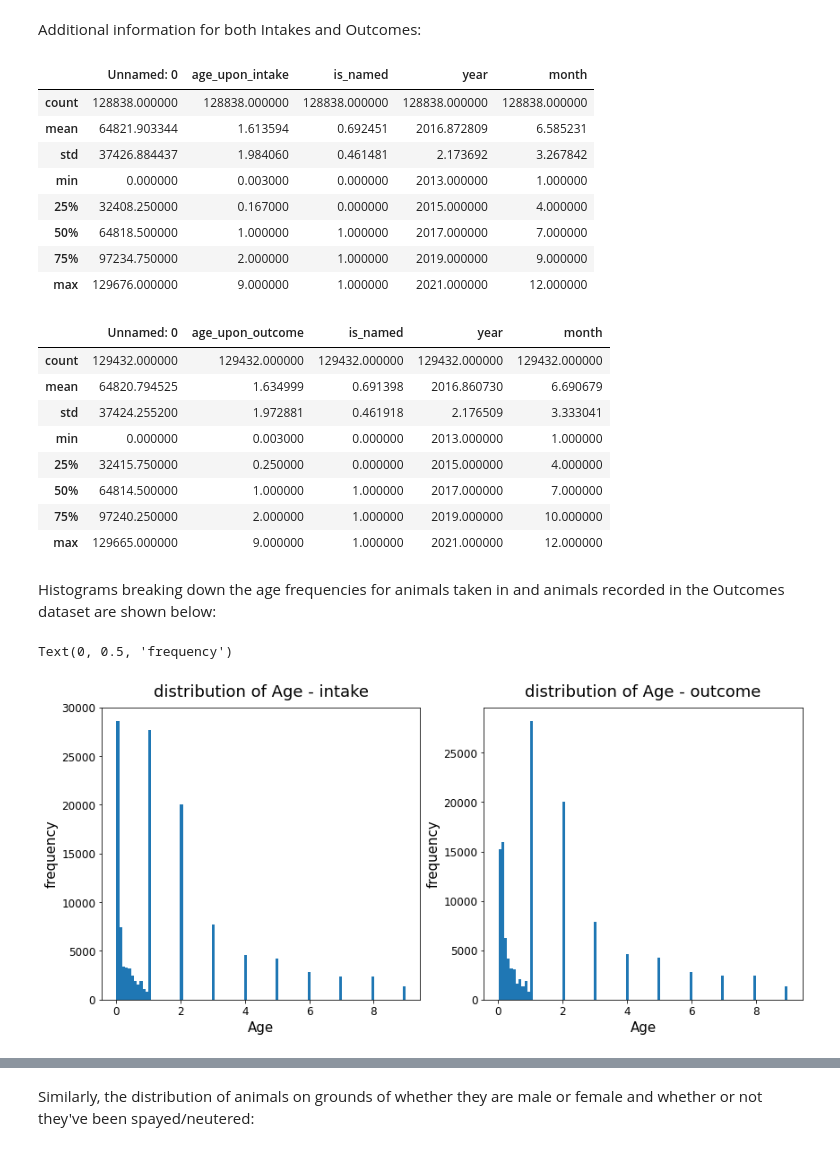
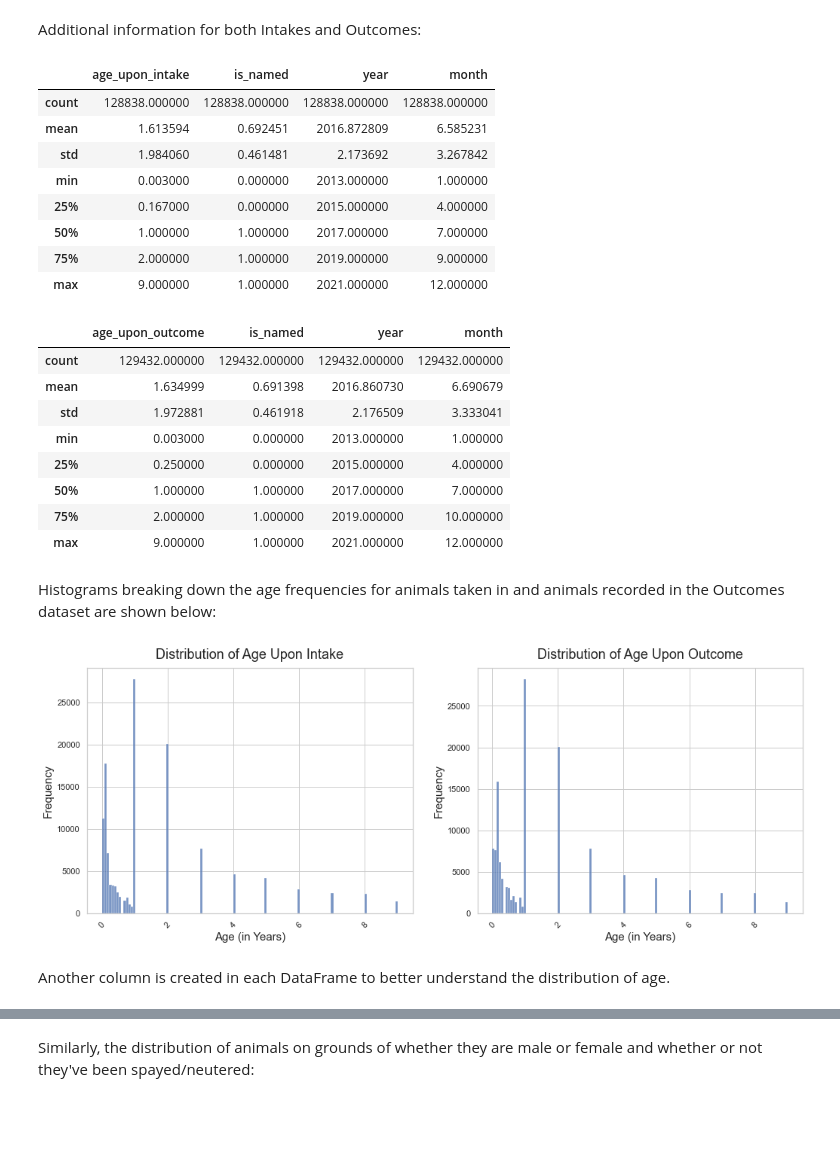
Before and after one commit to bpberry0324/animal_shelter_outcomes, a Jupyter notebook: appendices/appendix_01_preprocessing/02_initial_eda.ipynb, the cells around one changed output, grey strips where cells are left out. Cells and saved outputs as stored; diff of their text form; code cells hidden in the pictures; blank space fills up the shorter version.

```diff
--- a/appendices/appendix_01_preprocessing/02_initial_eda.ipynb
+++ b/appendices/appendix_01_preprocessing/02_initial_eda.ipynb
@@ -11,6 +12,9 @@ import matplotlib.pyplot as plt
 # %%
 outcomes = pd.read_csv('../../datasets/outcomes_initial.csv')
 intakes = pd.read_csv('../../datasets/intakes_initial.csv')
+# %%
+outcomes.drop(columns='Unnamed: 0', inplace=True)
+intakes.drop(columns='Unnamed: 0', inplace=True)
 # %% [markdown]
 Checking read-ins:
 # %%
@@ -78,44 +82,52 @@ Additional information for both Intakes and Outcomes:
 # %%
 intakes.describe()
 # %% [output]
-|  | Unnamed: 0 | age_upon_intake | is_named | year | month |
-| count | 128838.000000 | 128838.000000 | 128838.000000 | 128838.000000 | 128838.000000 |
-| mean | 64821.903344 | 1.613594 | 0.692451 | 2016.872809 | 6.585231 |
-| std | 37426.884437 | 1.984060 | 0.461481 | 2.173692 | 3.267842 |
-| min | 0.000000 | 0.003000 | 0.000000 | 2013.000000 | 1.000000 |
-| 25% | 32408.250000 | 0.167000 | 0.000000 | 2015.000000 | 4.000000 |
-| 50% | 64818.500000 | 1.000000 | 1.000000 | 2017.000000 | 7.000000 |
-| 75% | 97234.750000 | 2.000000 | 1.000000 | 2019.000000 | 9.000000 |
-| max | 129676.000000 | 9.000000 | 1.000000 | 2021.000000 | 12.000000 |
+|  | age_upon_intake | is_named | year | month |
+| count | 128838.000000 | 128838.000000 | 128838.000000 | 128838.000000 |
+| mean | 1.613594 | 0.692451 | 2016.872809 | 6.585231 |
+| std | 1.984060 | 0.461481 | 2.173692 | 3.267842 |
+| min | 0.003000 | 0.000000 | 2013.000000 | 1.000000 |
+| 25% | 0.167000 | 0.000000 | 2015.000000 | 4.000000 |
+| 50% | 1.000000 | 1.000000 | 2017.000000 | 7.000000 |
+| 75% | 2.000000 | 1.000000 | 2019.000000 | 9.000000 |
+| max | 9.000000 | 1.000000 | 2021.000000 | 12.000000 |
 # %%
 outcomes.describe()
 # %% [output]
-|  | Unnamed: 0 | age_upon_outcome | is_named | year | month |
-| count | 129432.000000 | 129432.000000 | 129432.000000 | 129432.000000 | 129432.000000 |
-| mean | 64820.794525 | 1.634999 | 0.691398 | 2016.860730 | 6.690679 |
-| std | 37424.255200 | 1.972881 | 0.461918 | 2.176509 | 3.333041 |
-| min | 0.000000 | 0.003000 | 0.000000 | 2013.000000 | 1.000000 |
-| 25% | 32415.750000 | 0.250000 | 0.000000 | 2015.000000 | 4.000000 |
-| 50% | 64814.500000 | 1.000000 | 1.000000 | 2017.000000 | 7.000000 |
-| 75% | 97240.250000 | 2.000000 | 1.000000 | 2019.000000 | 10.000000 |
-| max | 129665.000000 | 9.000000 | 1.000000 | 2021.000000 | 12.000000 |
+|  | age_upon_outcome | is_named | year | month |
+| count | 129432.000000 | 129432.000000 | 129432.000000 | 129432.000000 |
+| mean | 1.634999 | 0.691398 | 2016.860730 | 6.690679 |
+| std | 1.972881 | 0.461918 | 2.176509 | 3.333041 |
+| min | 0.003000 | 0.000000 | 2013.000000 | 1.000000 |
+| 25% | 0.250000 | 0.000000 | 2015.000000 | 4.000000 |
+| 50% | 1.000000 | 1.000000 | 2017.000000 | 7.000000 |
+| 75% | 2.000000 | 1.000000 | 2019.000000 | 10.000000 |
+| max | 9.000000 | 1.000000 | 2021.000000 | 12.000000 |
 # %% [markdown]
 Histograms breaking down the age frequencies for animals taken in and animals recorded in the Outcomes dataset are shown below:
 # %%
-# intakes.groupby(['age_upon_intake']).count()
-plt.figure(figsize = (14, 6))
+sns.set_theme(style="whitegrid")
 
+plt.figure(figsize = (17, 6))
 plt.subplot(1, 2, 1)
-intakes['age_upon_intake'].hist(bins = 100, grid = False, xlabelsize = 12, ylabelsize = 12)
-plt.title('distribution of Age - intake', fontsize = 18, pad = 12)
-plt.xlabel("Age", fontsize = 15)
-plt.ylabel("frequency",fontsize = 15)
+
+sns.histplot(x=intakes['age_upon_intake'],
+              data=intakes,
+              palette="Paired")
+plt.title('Distribution of Age Upon Intake', fontsize = 18, pad = 12)
+plt.xlabel("Age (in Years)", fontsize = 15)
+plt.xticks(rotation=45)
+plt.ylabel("Frequency",fontsize = 15)
 
 plt.subplot(1, 2, 2)
-outcomes['age_upon_outcome'].hist(bins = 100, grid = False, xlabelsize = 12, ylabelsize = 12)
-plt.title('distribution of Age - outcome', fontsize = 18, pad = 12)
-plt.xlabel("Age", fontsize = 15)
-plt.ylabel("frequency",fontsize = 15)
+sns.histplot(x=outcomes['age_upon_outcome'],
+              data=outcomes,
+              palette="Paired")
+plt.title('Distribution of Age Upon Outcome', fontsize = 18, pad = 12)
+plt.xlabel("Age (in Years)", fontsize = 15)
+plt.xticks(rotation=45)
+plt.ylabel("Frequency",fontsize = 15);
 # %% [output]
-Text(0, 0.5, 'frequency')
-[figure, old version]
+[figure, new version]
+# %% [markdown]
+Another column is created in each DataFrame to better understand the distribution of age.
```
Also changed, not shown: parts of 32 cells of this notebook, 3 other files.
